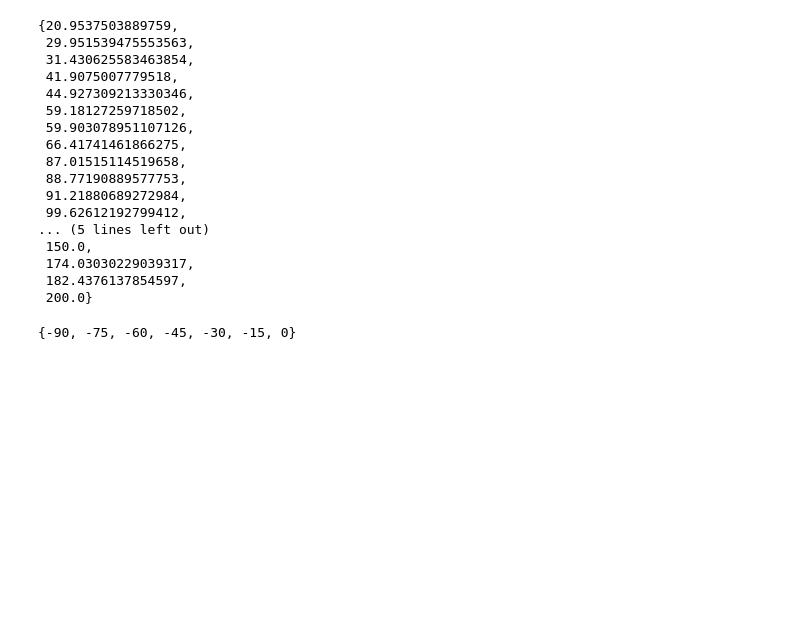
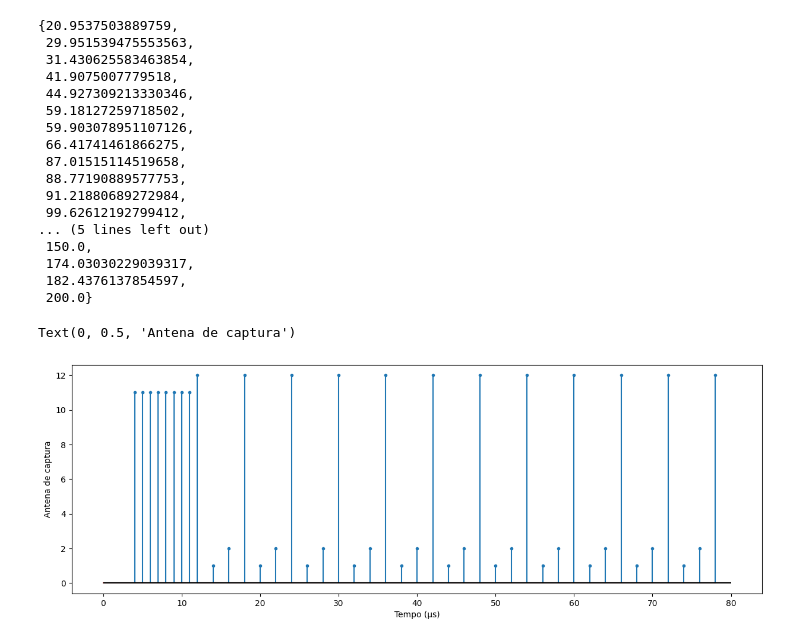
Before and after one commit to pedroterziotti/TCC-AoA, a Jupyter notebook: Final/Documento/fig_gen.ipynb, the cells around one changed output. Saved outputs shown, nothing was run; the diff lists cells and outputs as text; code cells hidden in the pictures; blank space fills up the shorter version.

```diff
--- a/Final/Documento/fig_gen.ipynb
+++ b/Final/Documento/fig_gen.ipynb
@@ -76,7 +76,24 @@ set(y)
  174.03030229039317,
  182.4376137854597,
  200.0}
-# %%
-set(ds["angle"])
-# %% [output]
-{-90, -75, -60, -45, -30, -15, 0}
+# %%
+plt.figure(figsize=(15,5),)
+
+
+y=[*[12,1,2]*11,12 ]
+x=[*range(12,80,2)]
+
+plt.stem(x,y,markerfmt=".")
+
+y=[*[None]*4, *[11]*8]
+x=[*range(12)]
+
+plt.stem(x,y,markerfmt=".")
+
+plt.hlines(0,0,80,"k")
+
+plt.xlabel("Tempo (μs)")
+plt.ylabel("Antena de captura")
+# %% [output]
+Text(0, 0.5, 'Antena de captura')
+[figure, added]
```
Also changed, not shown: parts of 3 cells of this notebook, 25 other files.
